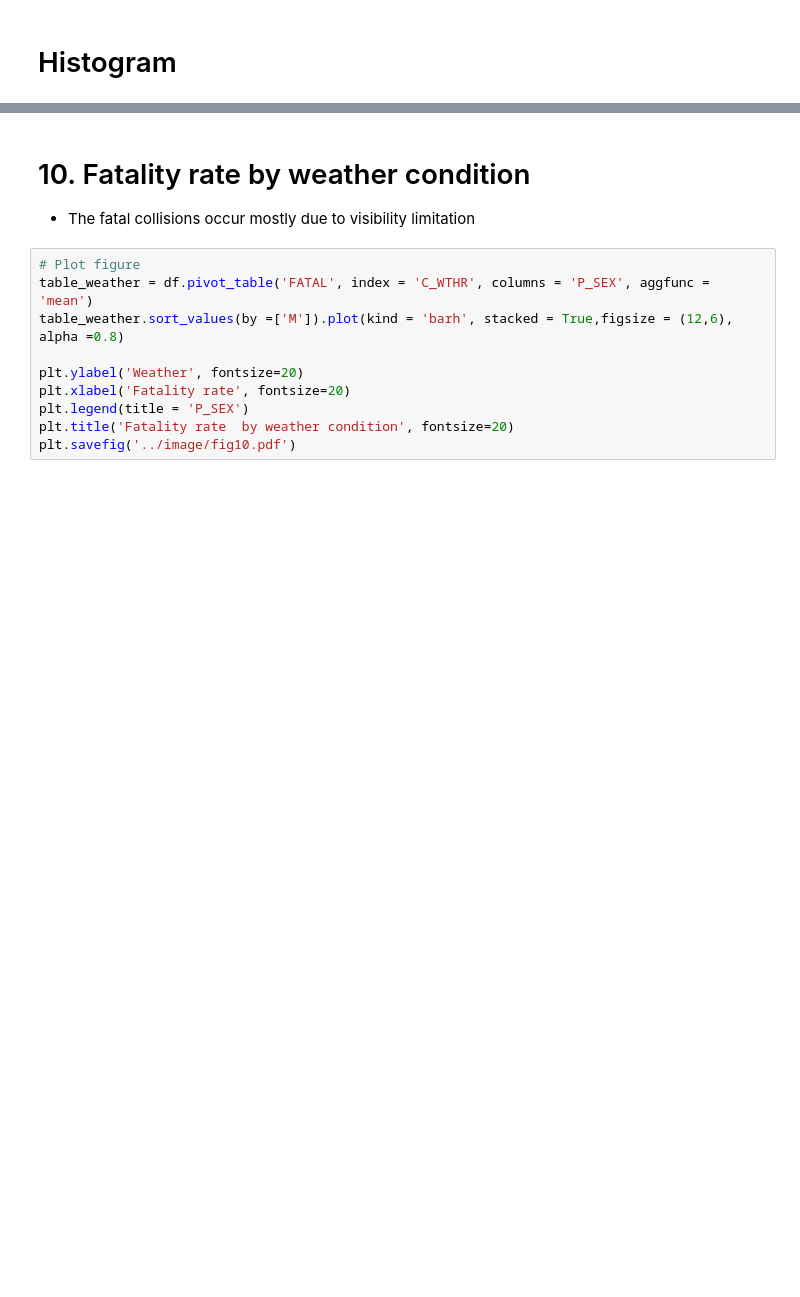
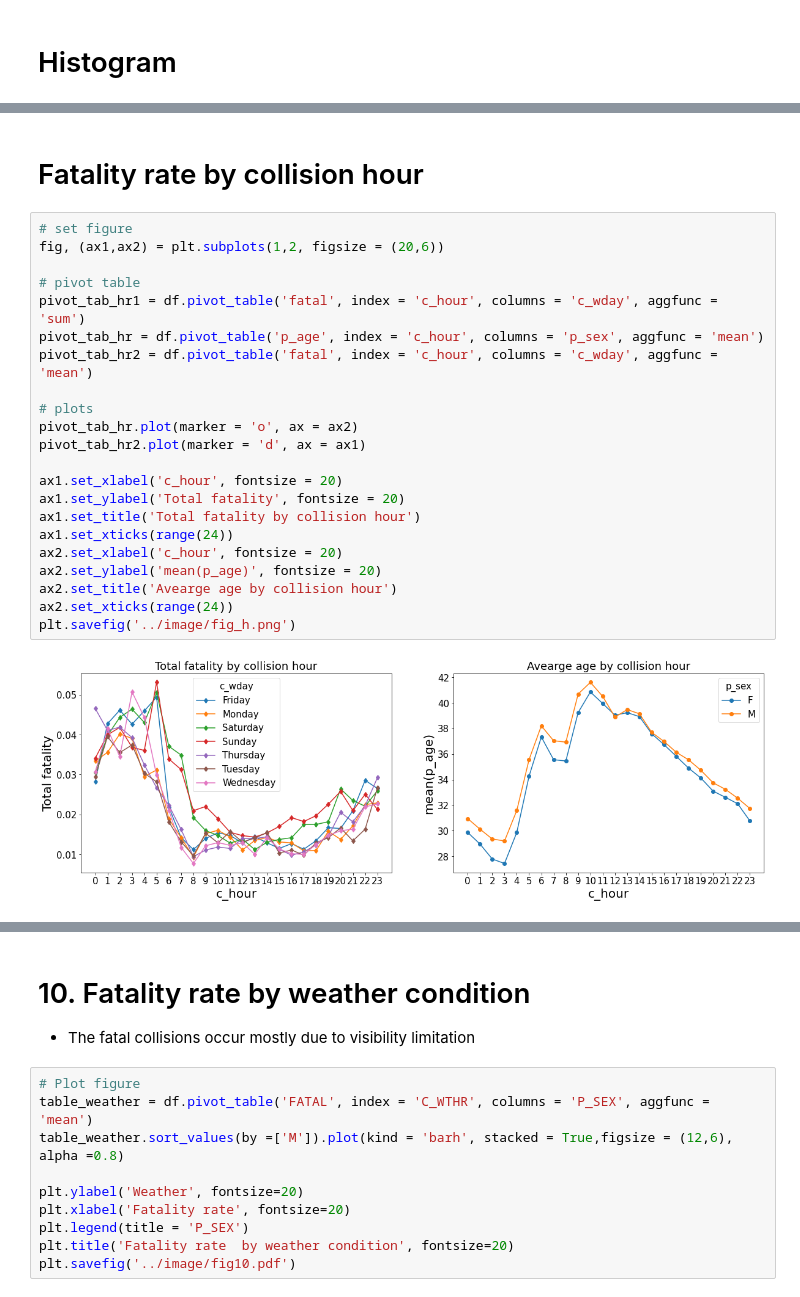
Before and after one commit to Owerre/imbalanced-learning, a Jupyter notebook: canada-collision/notebooks/02-eda.ipynb, the cells around one changed output, grey strips where cells are left out. Saved outputs shown, nothing was run; the diff lists cells and outputs as text; blank space fills up the shorter version.

```diff
--- a/canada-collision/notebooks/02-eda.ipynb
+++ b/canada-collision/notebooks/02-eda.ipynb
@@ -217,0 +48,26 @@ plt.savefig('../image/fig9.png')
+# %% [markdown]
+# Fatality rate by collision hour
+# %%
+# set figure
+fig, (ax1,ax2) = plt.subplots(1,2, figsize = (20,6))
+
+# pivot table
+pivot_tab_hr1 = df.pivot_table('fatal', index = 'c_hour', columns = 'c_wday', aggfunc = 'sum')
+pivot_tab_hr = df.pivot_table('p_age', index = 'c_hour', columns = 'p_sex', aggfunc = 'mean')
+pivot_tab_hr2 = df.pivot_table('fatal', index = 'c_hour', columns = 'c_wday', aggfunc = 'mean')
+
+# plots
+pivot_tab_hr.plot(marker = 'o', ax = ax2)
+pivot_tab_hr2.plot(marker = 'd', ax = ax1)
+
+ax1.set_xlabel('c_hour', fontsize = 20)
+ax1.set_ylabel('Total fatality', fontsize = 20)
+ax1.set_title('Total fatality by collision hour')
+ax1.set_xticks(range(24))
+ax2.set_xlabel('c_hour', fontsize = 20)
+ax2.set_ylabel('mean(p_age)', fontsize = 20)
+ax2.set_title('Avearge age by collision hour')
+ax2.set_xticks(range(24))
+plt.savefig('../image/fig_h.png')
+# %% [output]
+[figure, added]
```
Also changed, not shown: parts of 54 cells of this notebook, 21 other files.
